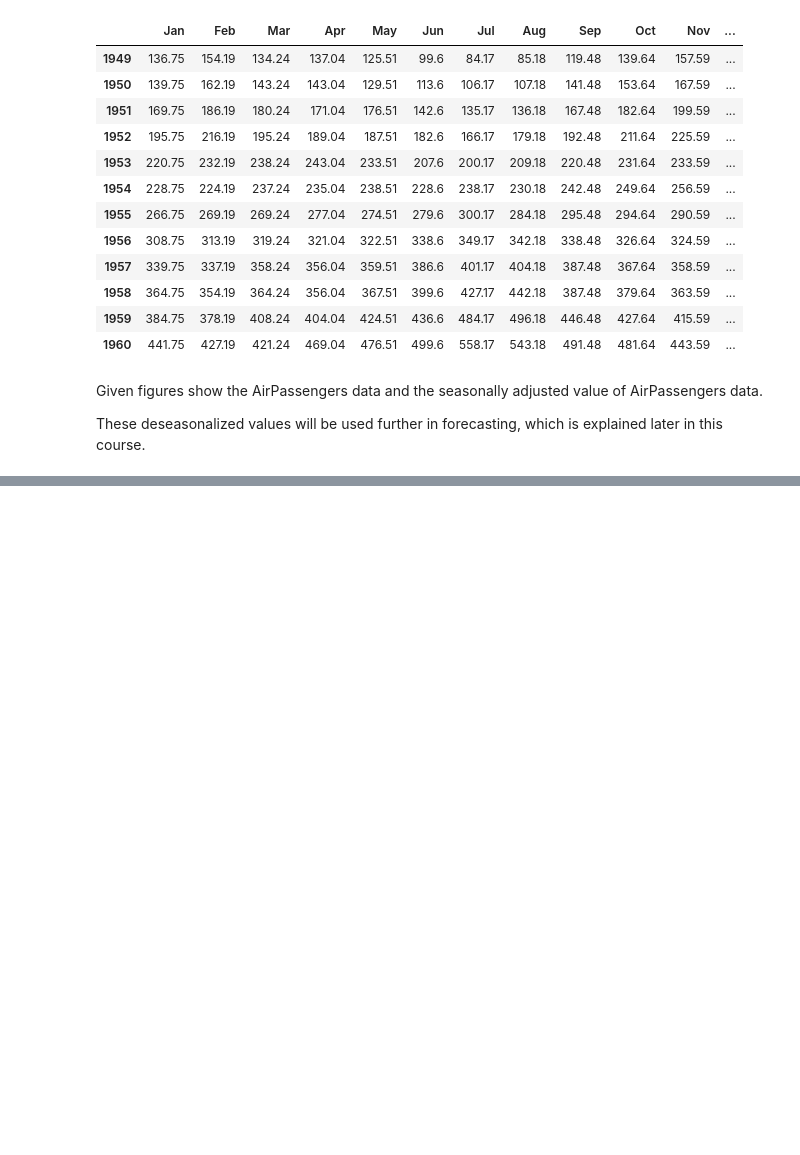
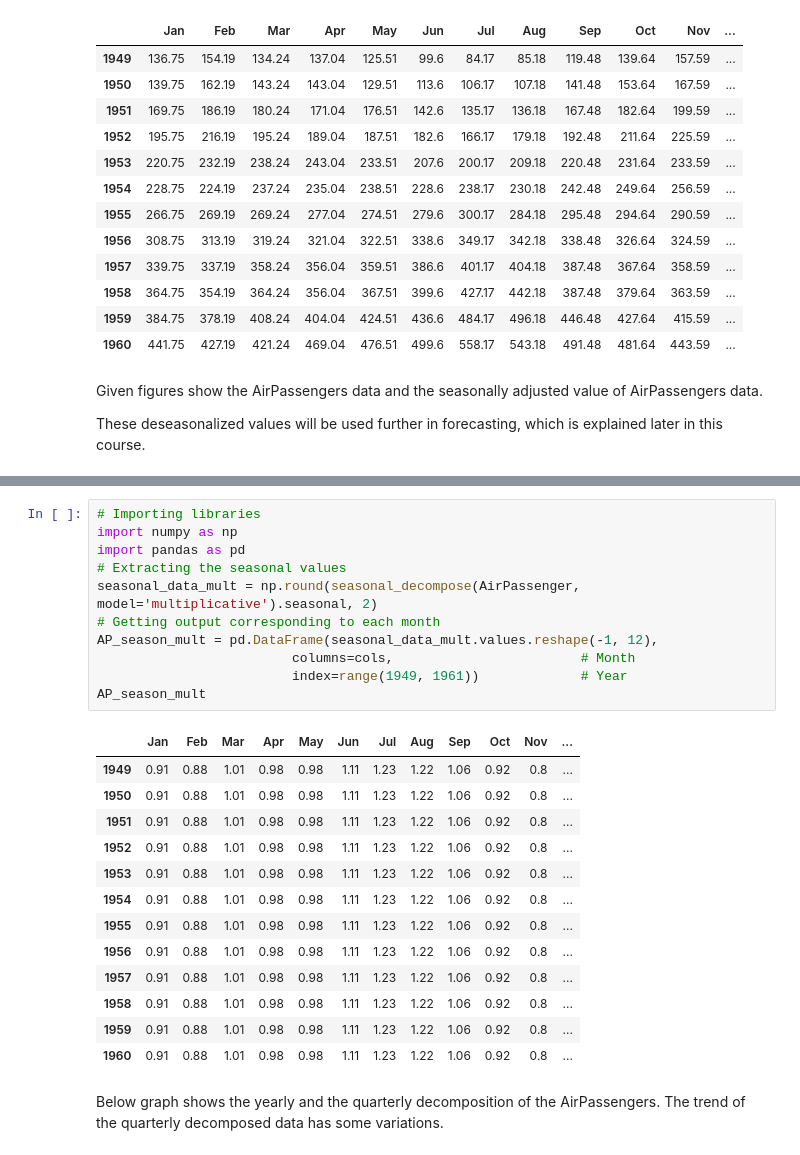
Before and after one commit to AdixSasuke/TimeSeriesAnalysis, a Jupyter notebook: 2.Decomposition_Models.ipynb, the cells around one changed output, grey strips where cells are left out. Drawn from its saved outputs; the diff is of its cells as text; blank space fills up the shorter version.

Commit message:
Decomposition on Year and Quater end using multiplicative model

```diff
--- a/2.Decomposition_Models.ipynb
+++ b/2.Decomposition_Models.ipynb
@@ -158,0 +166,27 @@ ValueError: The number of FixedLocator locations (10), usually from a call to se
+# %%
+# Importing libraries
+import numpy as np
+import pandas as pd
+# Extracting the seasonal values
+seasonal_data_mult = np.round(seasonal_decompose(AirPassenger, model='multiplicative').seasonal, 2)
+# Getting output corresponding to each month
+AP_season_mult = pd.DataFrame(seasonal_data_mult.values.reshape(-1, 12),
+                         columns=cols,                        # Month
+                         index=range(1949, 1961))             # Year
+AP_season_mult
+# %% [output]
+|  | Jan | Feb | Mar | Apr | May | Jun | Jul | Aug | Sep | Oct | Nov | ... |
+| 1949 | 0.91 | 0.88 | 1.01 | 0.98 | 0.98 | 1.11 | 1.23 | 1.22 | 1.06 | 0.92 | 0.8 | ... |
+| 1950 | 0.91 | 0.88 | 1.01 | 0.98 | 0.98 | 1.11 | 1.23 | 1.22 | 1.06 | 0.92 | 0.8 | ... |
+| 1951 | 0.91 | 0.88 | 1.01 | 0.98 | 0.98 | 1.11 | 1.23 | 1.22 | 1.06 | 0.92 | 0.8 | ... |
+| 1952 | 0.91 | 0.88 | 1.01 | 0.98 | 0.98 | 1.11 | 1.23 | 1.22 | 1.06 | 0.92 | 0.8 | ... |
+| 1953 | 0.91 | 0.88 | 1.01 | 0.98 | 0.98 | 1.11 | 1.23 | 1.22 | 1.06 | 0.92 | 0.8 | ... |
+| 1954 | 0.91 | 0.88 | 1.01 | 0.98 | 0.98 | 1.11 | 1.23 | 1.22 | 1.06 | 0.92 | 0.8 | ... |
+| 1955 | 0.91 | 0.88 | 1.01 | 0.98 | 0.98 | 1.11 | 1.23 | 1.22 | 1.06 | 0.92 | 0.8 | ... |
+| 1956 | 0.91 | 0.88 | 1.01 | 0.98 | 0.98 | 1.11 | 1.23 | 1.22 | 1.06 | 0.92 | 0.8 | ... |
+| 1957 | 0.91 | 0.88 | 1.01 | 0.98 | 0.98 | 1.11 | 1.23 | 1.22 | 1.06 | 0.92 | 0.8 | ... |
+| 1958 | 0.91 | 0.88 | 1.01 | 0.98 | 0.98 | 1.11 | 1.23 | 1.22 | 1.06 | 0.92 | 0.8 | ... |
+| 1959 | 0.91 | 0.88 | 1.01 | 0.98 | 0.98 | 1.11 | 1.23 | 1.22 | 1.06 | 0.92 | 0.8 | ... |
+| 1960 | 0.91 | 0.88 | 1.01 | 0.98 | 0.98 | 1.11 | 1.23 | 1.22 | 1.06 | 0.92 | 0.8 | ... |
+# %% [markdown]
+Below graph shows the yearly and the quarterly decomposition of the AirPassengers. The trend of the quarterly decomposed data has some variations.
```
Also changed, not shown: parts of 4 cells of this notebook.
